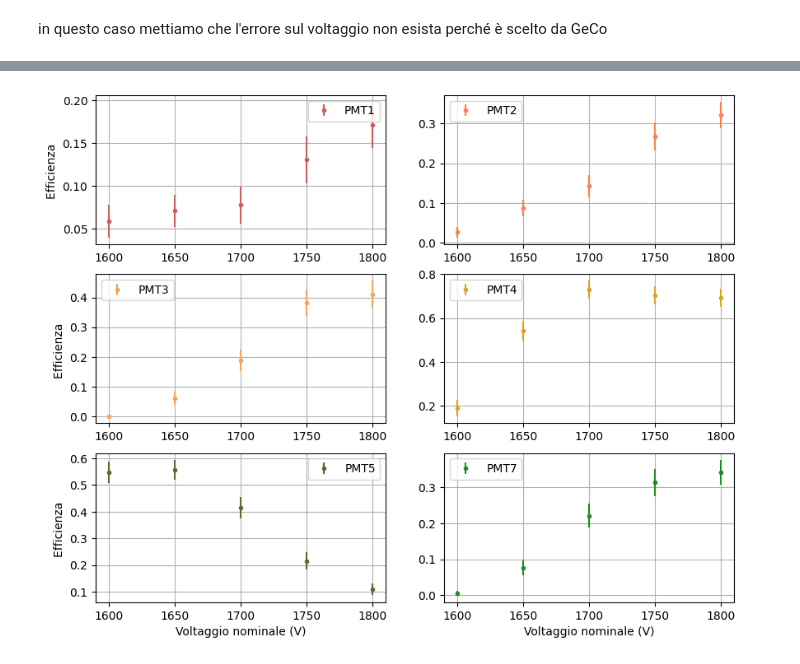
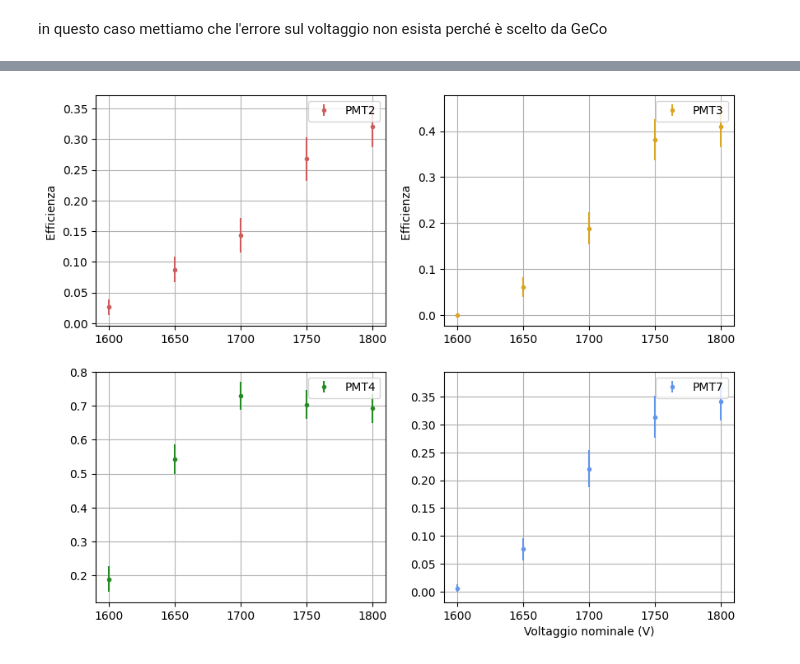
Before and after one commit to JuliaFavaro/Lab-Fund-Int, a Jupyter notebook: MuLife/Calcoli_veloci.ipynb, the cells around one changed output, grey strips where cells are left out. Saved outputs shown, nothing was run; the diff lists cells and outputs as text; code cells hidden in the pictures.

```diff
--- a/MuLife/Calcoli_veloci.ipynb
+++ b/MuLife/Calcoli_veloci.ipynb
@@ -293,45 +315,33 @@ error_eff7=sigma_eff(triple_7, doppie_3_4, counts_acc, sigma_counts_acc)
 # %%
 plt.figure(figsize=(10,8))
 plt.tight_layout
 #plt.title('Efficienza fotomoltiplicatori degli scintillatori plastici')
 
-plt.subplot(3,2,1)
-plt.errorbar(V,eff_1,error_eff1, fmt='.', color='indianred',label='PMT1')
+plt.subplot(2,2,1)
+plt.errorbar(V,eff_2,error_eff2, fmt='.', color='indianred', label='PMT2')
 plt.ylabel('Efficienza ')
 plt.grid(True)
 plt.legend()
 
-plt.subplot(3,2,2)
-plt.errorbar(V,eff_2,error_eff2, fmt='.', color='coral', label='PMT2')
-plt.grid(True)
-plt.legend()
-
-plt.subplot(3,2,3)
-plt.errorbar(V,eff_3,error_eff3, fmt='.', color='sandybrown', label='PMT3')
+plt.subplot(2,2,2)
+plt.errorbar(V,eff_3,error_eff3, fmt='.', color='goldenrod', label='PMT3')
 plt.ylabel('Efficienza ')
 plt.grid(True)
 plt.legend()
 
-plt.subplot(3,2,4)
-plt.errorbar(V,eff_4,error_eff4, fmt='.', color='goldenrod', label='PMT4')
+plt.subplot(2,2,3)
+plt.errorbar(V,eff_4,error_eff4, fmt='.', color='forestgreen', label='PMT4')
 plt.grid(True)
 plt.legend()
 
-plt.subplot(3,2,5)
-plt.errorbar(V,eff_5,error_eff5, fmt='.', color='darkolivegreen', label='PMT5')
-plt.xlabel('Voltaggio nominale (V)')
-plt.ylabel('Efficienza ')
-plt.grid(True)
-plt.legend()
-
-plt.subplot(3,2,6)
-plt.errorbar(V,eff_7,error_eff7, fmt='.', color='forestgreen',label='PMT7')
+plt.subplot(2,2,4)
+plt.errorbar(V,eff_7,error_eff7, fmt='.', color='cornflowerblue',label='PMT7')
 plt.xlabel('Voltaggio nominale (V)')
 plt.grid(True)
 plt.legend()
 plt.show()
 # %% [output]
-[figure, old version]
+[figure, new version]
 # %%
 plt.figure(figsize=(8,8))
 plt.tight_layout
```
Also changed, not shown: parts of 11 cells of this notebook, 4 other files.
